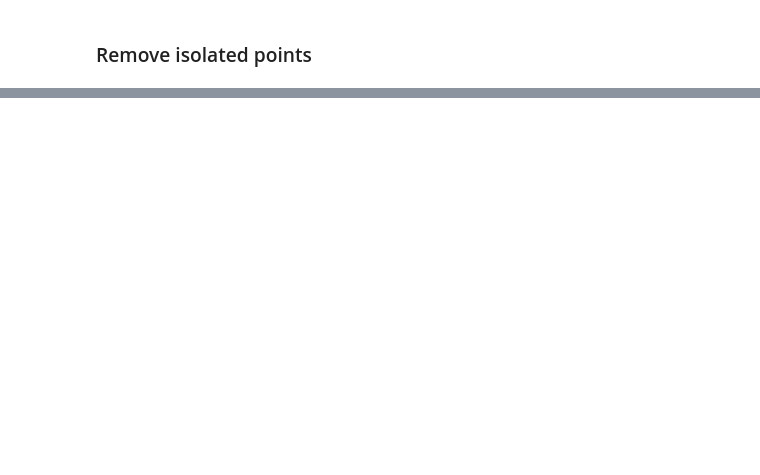
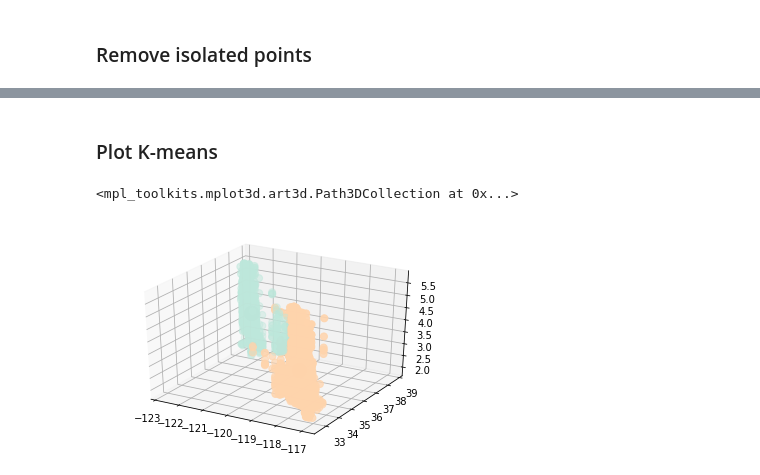
Before and after one commit to Jrmyy/data-mining-project, a Jupyter notebook: Geo clustering.ipynb, the cells around one changed output, grey strips where cells are left out. Drawn from its saved outputs; the diff is of its cells as text; code cells hidden in the pictures; blank space fills up the shorter version.

```diff
--- a/Geo clustering.ipynb
+++ b/Geo clustering.ipynb
@@ -101,0 +82,21 @@ sns.heatmap(pivoted_heatmap_df, mask=mask)
+# %% [markdown]
+### Plot K-means
+# %%
+kmeanModel = KMeans(n_clusters=2).fit(cleaned_coordinates)
+kmeanModel.fit(cleaned_coordinates)
+y_kmeans = kmeanModel.predict(cleaned_coordinates)
+"""plt.scatter(cleaned_coordinates[:,0], cleaned_coordinates[:,1], c=y_kmeans, s=50, cmap='icefire')
+plt.xlabel('Longitude')
+plt.ylabel('Latitude')
+centers = kmeanModel.cluster_centers_
+plt.scatter(centers[:, 0], centers[:, 1], c='black', s=200, alpha=0.5)
+plt.plot()"""
+
+fig = plt.figure()
+ax = fig.add_subplot(111, projection='3d')
+ax.scatter(cleaned_coordinates[:,0], cleaned_coordinates[:,1], cleaned_coordinates[:,2], c=y_kmeans, s=50, cmap='icefire')
+centers = kmeanModel.cluster_centers_
+ax.scatter(centers[:, 0], centers[:, 1], centers[:, 2], c='black', s=200, alpha=0.5)
+# %% [output]
+<mpl_toolkits.mplot3d.art3d.Path3DCollection at 0x...>
+[figure, added]
```
Also changed, not shown: parts of 13 cells of this notebook.
